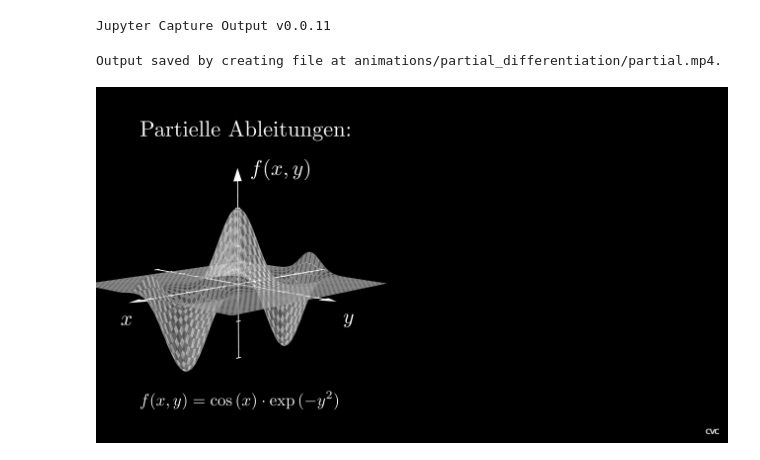
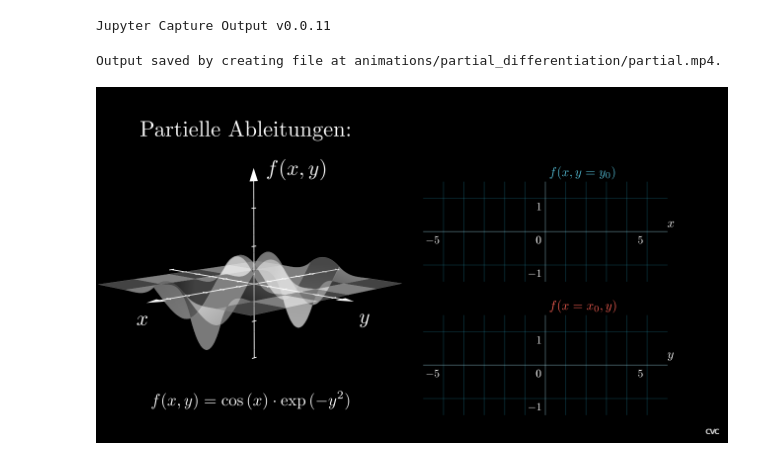
Before and after one commit to CVC97/Physics-Education-Animations, a Jupyter notebook: partial_differentiation.ipynb, the cells around one changed output. Cells and saved outputs as stored; diff of their text form; code cells hidden in the pictures.

Commit message:
Secondary coordinate systems for partial differentiation.

```diff
--- a/partial_differentiation.ipynb
+++ b/partial_differentiation.ipynb
@@ -24,7 +24,7 @@ class partial_Scene(ThreeDScene):
 
 
         # 3D-Coordinate System
-        CO3D = [-5.5, -0, -8]
+        CO3D = [-5, -0, -8]
         CO3D_x_range = (-6, 6, 1)
         CO3D_y_range = (-6, 6, 1)
         CO3D_z_range = (-1, 1.5, 0.5)
@@ -41,36 +41,67 @@ class partial_Scene(ThreeDScene):
                         )
         x_lab = Tex('$x$', font_size = 64).move_to(CO3D).shift(1.75*DOWN + 3.5*LEFT)
         y_lab = Tex('$y$', font_size = 64).move_to(CO3D).shift(1.75*DOWN + 3.5*RIGHT)
         z_lab = Tex('$f(x,y)$', font_size = 64).move_to(CO3D + 0.5*RIGHT).shift(3*UP + 0.85*RIGHT)
-        ax_3D = VGroup(ax, x_lab, y_lab, z_lab)#.set_opacity(0.5)
+        ax_3D = VGroup(ax, x_lab, y_lab, z_lab)
 
 
         # surface plane
         def param_surface(x, y):
-            #z = 5 * np.exp(-(4*(x+1)**2 + y**2))
             z = np.cos(x) * np.exp(-y**2)
             return np.array([x, y, z])
-
 
         def param_surface_ax(x, y):
             return ax.c2p(x, y, param_surface(x, y)[2])
 
-        resolution_fa = 64
+        resolution_fa = 5#64
         surface_plane = Surface(
             param_surface_ax,
             resolution = (resolution_fa, resolution_fa),
             v_range=[-5, +5],
             u_range=[-5, +5]
             )
         surface_plane.set_style(fill_opacity = 1, stroke_color = GREY)
         surface_plane.set_fill_by_checkerboard(GREY, WHITE, opacity = 0.5)
+        surface_eq1 = MathTex(r'f(x,y)=\cos{(x)}\cdot\exp{(-y^2)}', font_size = 36).align_on_border(LEFT + DOWN).shift(0.25*UP + 0.75*RIGHT)
 
-        surface_eq1 = MathTex(r'f(x,y)=\cos{(x)}\cdot\exp{(-y^2)}', font_size = 36).align_on_border(LEFT + DOWN).shift(0.25*UP + 0.5*RIGHT)
+
+        # 2D-Coordinate Sytem for each coordinate
+        origin_x = [3, 0.75, 0]
+        origin_y = [3, -2.25, 0]
+        x_length = 5.5
+        y_length = 2.25
+        x_range = [-6, 6, 1]
+        x_dict = dict(zip([-5, 0, 5], [-5, 0, 5]))
+
+        # x(t) system
+        y_range_x = [-1.5, 1.5, 1]
+        y_dict_x = dict(zip([-1, 0, 1], [-1, 0, 1]))
+        npla_x = NumberPlane(
+            x_range = x_range, y_range = y_range_x, x_length = x_length, y_length = y_length,
+            axis_config = {"include_numbers": False, "stroke_opacity": 0.25, "label_direction": DL}, y_axis_config = {"label_direction": DL},
+            background_line_style = {"stroke_opacity": 0.25}, ).move_to(origin_x).add_coordinates(x_dict, y_dict_x)#.set_color(BLUE)
+        npla_xlabel_x = npla_x.get_x_axis_label(Tex(r"$x$", font_size = 28)).shift(0.1 *LEFT)
+        npla_ylabel_x = npla_x.get_y_axis_label(Tex(r"$f(x, y=y_0)$", font_size = 28, color = BLUE))#.shift(1.05 * LEFT + 0.15 * DOWN)
+        npla_ylabel_x_ext = Tex(r"$=~2\cos{(t)}$", font_size = 28, color = BLUE).next_to(npla_ylabel_x, RIGHT)
+        npla_x_group = VGroup(npla_x, npla_xlabel_x, npla_ylabel_x)
+
+        # y(t) system
+        y_range_y = [-1.5, 1.5, 1]
+        y_dict_y = dict(zip([-1, 0, 1], [-1, 0, 1]))
+        npla_y = NumberPlane(
+            x_range = x_range, y_range = y_range_y, x_length = x_length, y_length = y_length,
+            axis_config = {"include_numbers": False, "stroke_opacity": 0.25, "label_direction": DL}, y_axis_config = {"label_direction": DL},
+            background_line_style = {"stroke_opacity": 0.25}, ).move_to(origin_y).add_coordinates(x_dict, y_dict_y)
+        npla_xlabel_y = npla_y.get_x_axis_label(Tex(r"$y$", font_size = 28)).shift(0.1 *LEFT)
+        npla_ylabel_y = npla_y.get_y_axis_label(Tex(r"$f(x=x_0,y)$", font_size = 28, color = RED))#.shift(1.05 * LEFT + 0.15 * DOWN)
+        npla_ylabel_y_ext = Tex(r"$=~\sin{(t)}$", font_size = 28, color = RED).next_to(npla_ylabel_y, RIGHT)
+        npla_y_group = VGroup(npla_y, npla_xlabel_y, npla_ylabel_y)
 
         self.add(text_head)
         self.add(ax_3D)
         self.add(surface_plane)
         self.add(surface_eq1)
+        self.add(npla_x_group, npla_y_group)
 # %% [output]
 Output saved by creating file at animations/partial_differentiation/partial.mp4.
-[figure, old version]
+[figure, new version]
```
